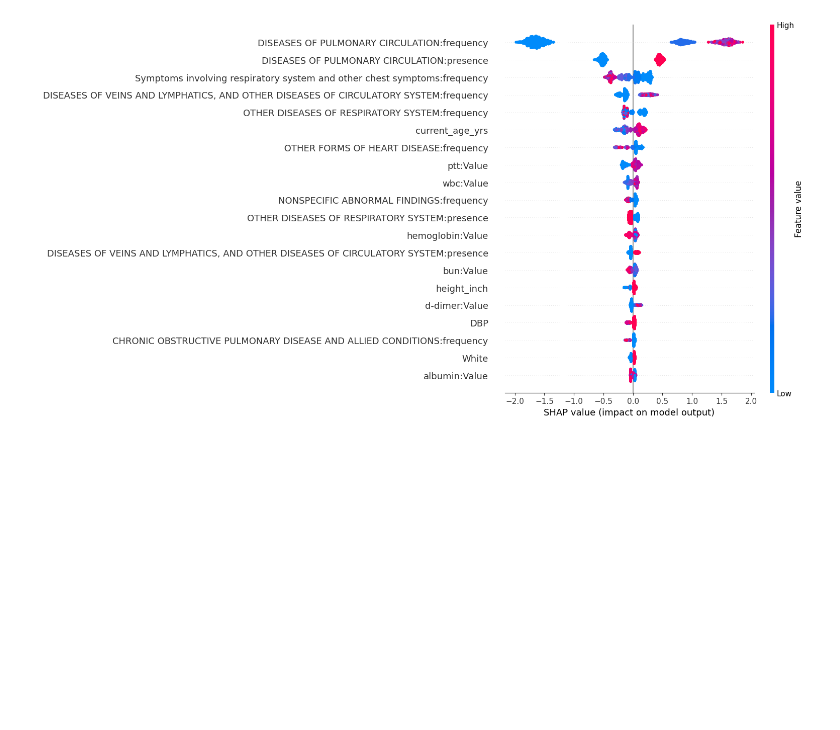
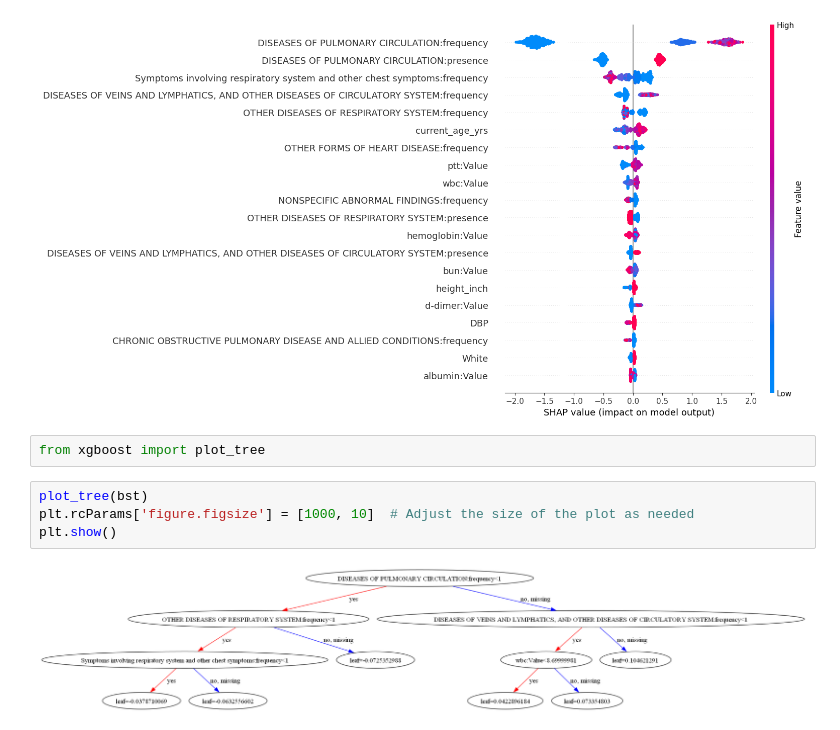
Before and after one commit to SCheekati/X-rAI, a Jupyter notebook: tabular-explore/tabular.ipynb, the cells around one changed output. Drawn from its saved outputs; the diff is of its cells as text; blank space fills up the shorter version.

```diff
--- a/tabular-explore/tabular.ipynb
+++ b/tabular-explore/tabular.ipynb
@@ -311,3 +311,11 @@ shap.summary_plot(shap_values, X_train)
 # %% [output]
 Tight layout not applied. The left and right margins cannot be made large enough to accommodate all axes decorations.
 [figure]
+# %%
+from xgboost import plot_tree
+# %%
+plot_tree(bst)
+plt.rcParams['figure.figsize'] = [1000, 10]  # Adjust the size of the plot as needed
+plt.show()
+# %% [output]
+[figure, added]
```
